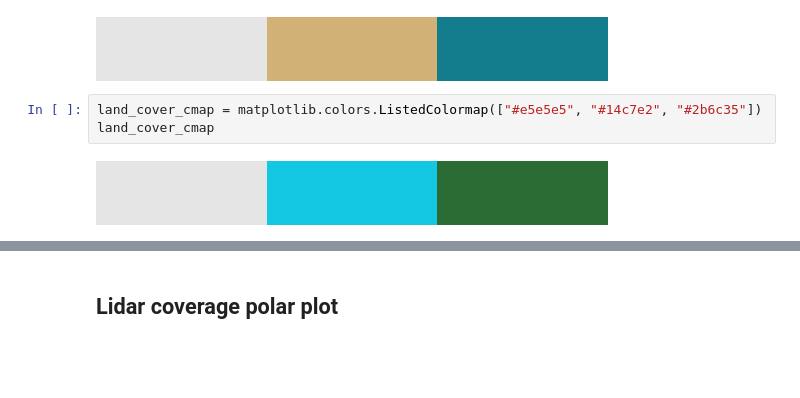
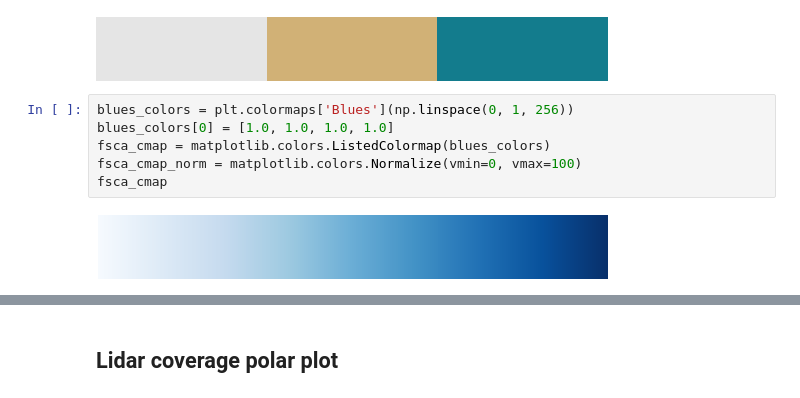
Before and after one commit to naniciafone/SIRO, a Jupyter notebook: SCA_comparison/make_figures.ipynb, the cells around one changed output, grey strips where cells are left out. Drawn from its saved outputs; the diff is of its cells as text; blank space fills up the shorter version.

```diff
--- a/SCA_comparison/make_figures.ipynb
+++ b/SCA_comparison/make_figures.ipynb
@@ -71,10 +74,13 @@ sca_cmap_norm = matplotlib.colors.BoundaryNorm([-0.25, 0.25, 0.75, 1.25], sca_cm
 sca_cmap
 # %% [output]
 [figure]
-# %%
-land_cover_cmap = matplotlib.colors.ListedColormap(["#e5e5e5", "#14c7e2", "#2b6c35"])
-land_cover_cmap
-# %% [output]
-[figure, removed]
+# %%
+blues_colors = plt.colormaps['Blues'](np.linspace(0, 1, 256))
+blues_colors[0] = [1.0, 1.0, 1.0, 1.0]
+fsca_cmap = matplotlib.colors.ListedColormap(blues_colors)
+fsca_cmap_norm = matplotlib.colors.Normalize(vmin=0, vmax=100)
+fsca_cmap
+# %% [output]
+[figure, added]
 # %%
 ds_colors_dict = {
```
Also changed, not shown: parts of 38 cells of this notebook, 8 other files.
